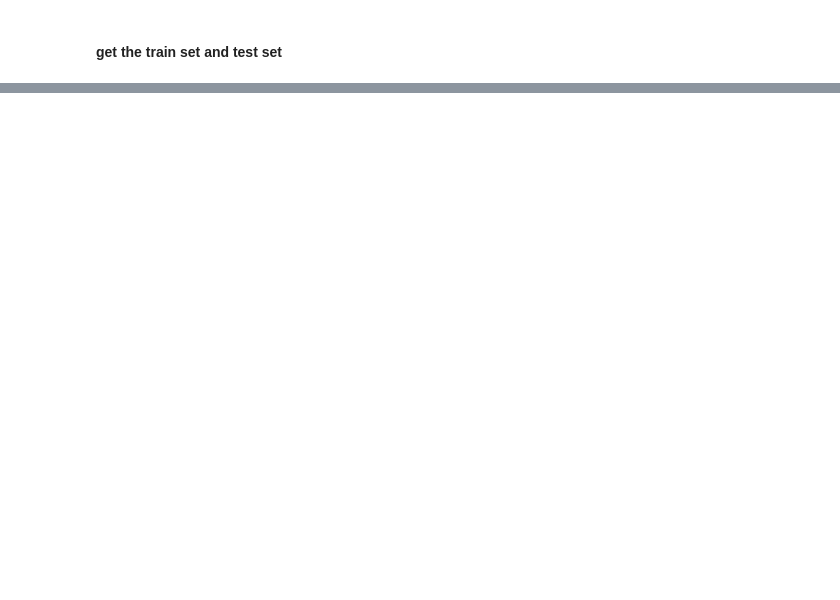
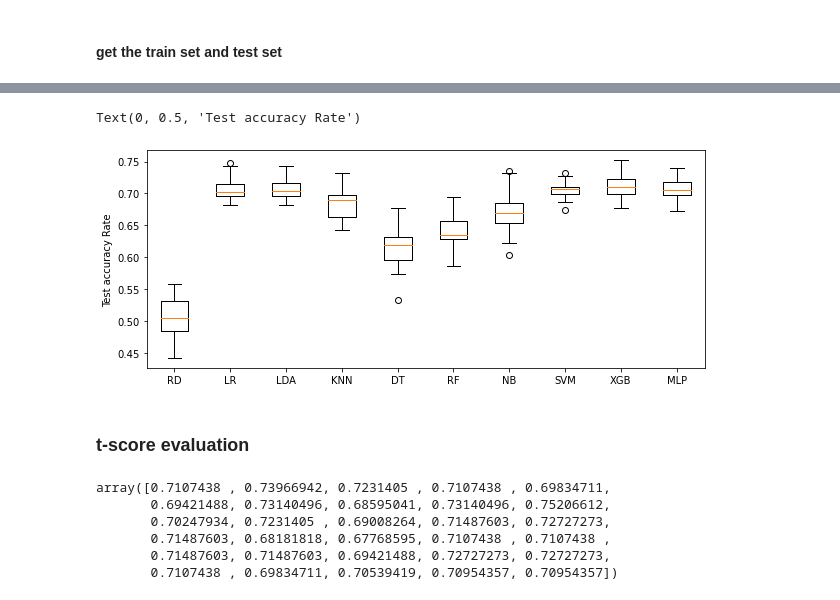
Before and after one commit to k11tqa25/nlp_based_recommender, a Jupyter notebook: basic_ML_model.ipynb, the cells around one changed output, grey strips where cells are left out. Saved outputs shown, nothing was run; the diff lists cells and outputs as text; code cells hidden in the pictures; blank space fills up the shorter version.

Commit message:
final basic machine-learning model

```diff
--- a/basic_ML_model.ipynb
+++ b/basic_ML_model.ipynb
@@ -306,0 +337,5 @@ score: 0.8625
+# %%
+X_train = train_data.iloc[:,0:8]
+X_test = test_data.iloc[:,0:8]
+y_train = train_data["polarity"]
+y_test = test_data["polarity"]
@@ -306,0 +350,27 @@ score: 0.8625
+# %%
+models = []
+models.append(('RD', DummyClassifier(strategy='uniform')))
+models.append(('LR',make_pipeline(StandardScaler(), LogisticRegression(solver='liblinear'))))
+models.append(('LDA',LinearDiscriminantAnalysis()))
+models.append(('KNN',KNeighborsClassifier()))
+models.append(('DT',DecisionTreeClassifier()))
+models.append(('RF',RandomForestClassifier()))
+models.append(('NB',GaussianNB()))
+models.append(('SVM',make_pipeline(StandardScaler(), SVC(kernel='rbf', gamma='auto'))))
+models.append(('XGB',make_pipeline(StandardScaler(), XGBClassifier())))
+models.append(('MLP',MLPClassifier(hidden_layer_sizes=[100,100],activation='logistic')))
+# %%
+names = []
+results = []
+means = []
+sdevs = []
+scoring = 'accuracy'
+# %%
+for name,model in models:
+    cv_method = StratifiedKFold(n_splits = 30)
+    cv_results = cross_val_score(model,X_train,y_train,cv=cv_method,scoring=scoring)
+    results.append(cv_results)
+    means.append(cv_results.mean())
+    sdevs.append(cv_results.std())
+    names.append(name)
+    print(f"{name} done.")
@@ -306,0 +406,10 @@ score: 0.8625
+# %%
+plt.figure(figsize=(10,4))
+plt.boxplot(results)
+plt.xticks(range(1,11),names)
+plt.ylabel(f'Test {scoring} Rate')
+# %% [output]
+Text(0, 0.5, 'Test accuracy Rate')
+[figure, added]
+# %% [markdown]
+### t-score evaluation
@@ -306,0 +418,10 @@ score: 0.8625
+# %%
+best = results[8] #XGB
+best
+# %% [output]
+array([0.7107438 , 0.73966942, 0.7231405 , 0.7107438 , 0.69834711,
+       0.69421488, 0.73140496, 0.68595041, 0.73140496, 0.75206612,
+       0.70247934, 0.7231405 , 0.69008264, 0.71487603, 0.72727273,
+       0.71487603, 0.68181818, 0.67768595, 0.7107438 , 0.7107438 ,
+       0.71487603, 0.71487603, 0.69421488, 0.72727273, 0.72727273,
+       0.7107438 , 0.69834711, 0.70539419, 0.70954357, 0.70954357])
```
Also changed, not shown: parts of 57 cells of this notebook.
